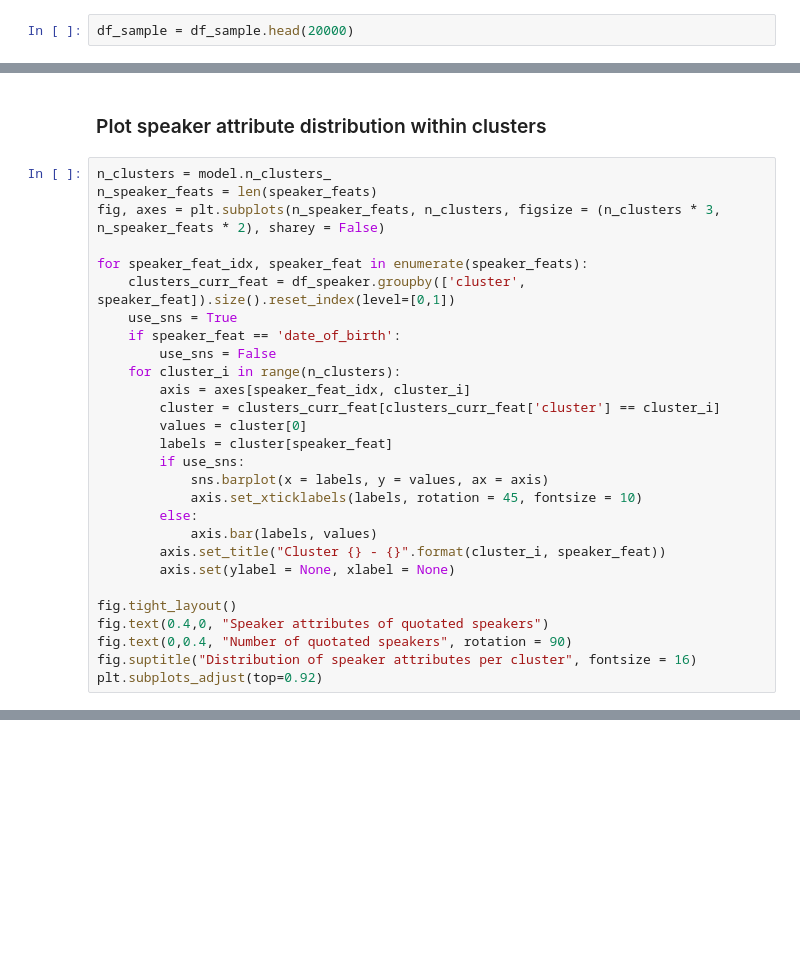
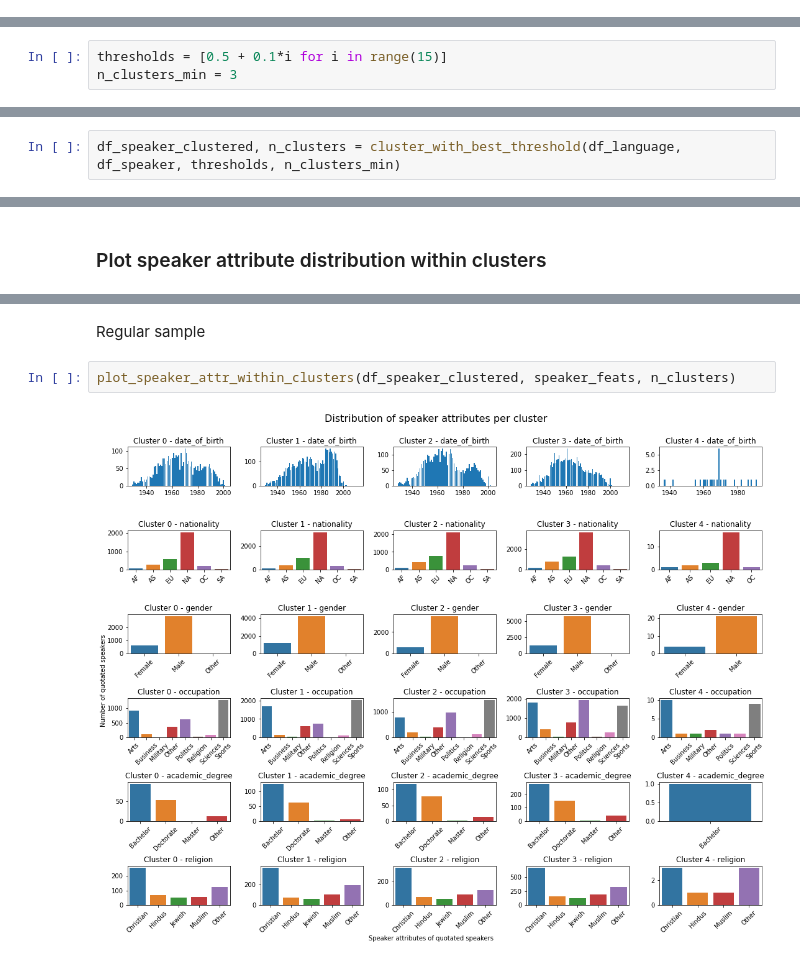
Before and after one commit to epfl-ada/ada-2021-project-r-o-c-k, a Jupyter notebook: src/language/clustering.ipynb, the cells around one changed output, grey strips where cells are left out. Saved outputs shown, nothing was run; the diff lists cells and outputs as text; blank space fills up the shorter version.

Commit message:
Refined clustering

```diff
--- a/src/language/clustering.ipynb
+++ b/src/language/clustering.ipynb
@@ -16,4 +17,2 @@ df_sample = pd.read_csv(generated_path + file_name)
-# %%
-df_sample = df_sample.head(20000)
 # %% [markdown]
 ### Create different dataframes from sample
@@ -75,0 +42,3 @@ Threshold 1.8 gave silhouette score 0.36223483657794237.
+# %%
+thresholds = [0.5 + 0.1*i for i in range(15)]
+n_clusters_min = 3
@@ -75,0 +47,2 @@ Threshold 1.8 gave silhouette score 0.36223483657794237.
+# %%
+df_speaker_clustered, n_clusters = cluster_with_best_threshold(df_language, df_speaker, thresholds, n_clusters_min)
@@ -76,30 +80,2 @@ Threshold 1.8 gave silhouette score 0.36223483657794237.
 # %% [markdown]
 ### Plot speaker attribute distribution within clusters
-# %%
-n_clusters = model.n_clusters_
-n_speaker_feats = len(speaker_feats)
-fig, axes = plt.subplots(n_speaker_feats, n_clusters, figsize = (n_clusters * 3, n_speaker_feats * 2), sharey = False)
-
-for speaker_feat_idx, speaker_feat in enumerate(speaker_feats):
-    clusters_curr_feat = df_speaker.groupby(['cluster', speaker_feat]).size().reset_index(level=[0,1])
-    use_sns = True
-    if speaker_feat == 'date_of_birth':
-        use_sns = False
-    for cluster_i in range(n_clusters):
-        axis = axes[speaker_feat_idx, cluster_i]
-        cluster = clusters_curr_feat[clusters_curr_feat['cluster'] == cluster_i]
-        values = cluster[0]
-        labels = cluster[speaker_feat]
-        if use_sns:
-            sns.barplot(x = labels, y = values, ax = axis)
-            axis.set_xticklabels(labels, rotation = 45, fontsize = 10)
-        else:
-            axis.bar(labels, values)
-        axis.set_title("Cluster {} - {}".format(cluster_i, speaker_feat))
-        axis.set(ylabel = None, xlabel = None)
-
-fig.tight_layout()
-fig.text(0.4,0, "Speaker attributes of quotated speakers")
-fig.text(0,0.4, "Number of quotated speakers", rotation = 90)
-fig.suptitle("Distribution of speaker attributes per cluster", fontsize = 16)
-plt.subplots_adjust(top=0.92)
@@ -107,0 +82,6 @@ plt.subplots_adjust(top=0.92)
+# %% [markdown]
+Regular sample
+# %%
+plot_speaker_attr_within_clusters(df_speaker_clustered, speaker_feats, n_clusters)
+# %% [output]
+[figure, added]
```
Also changed, not shown: parts of 18 cells of this notebook, 1 other file.
